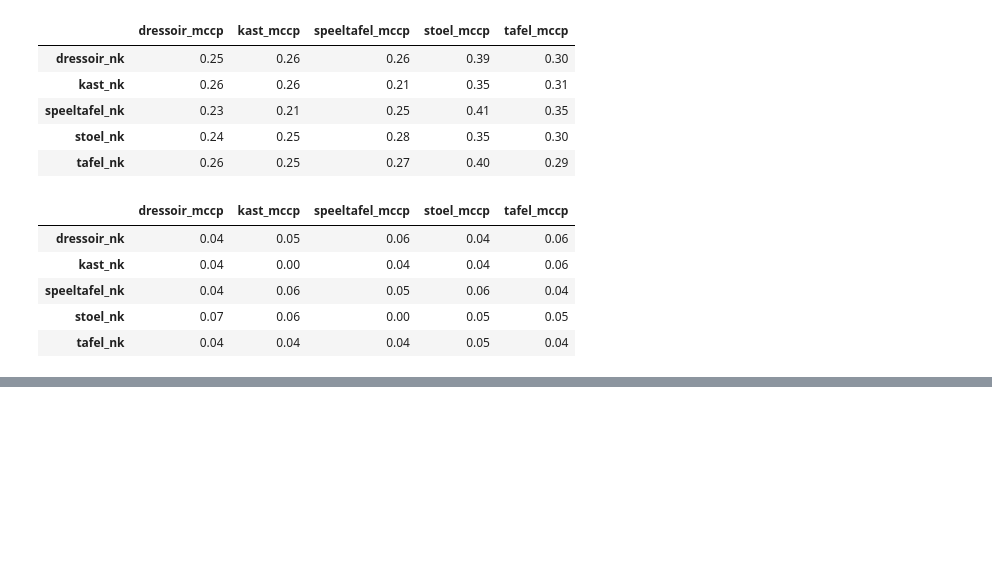
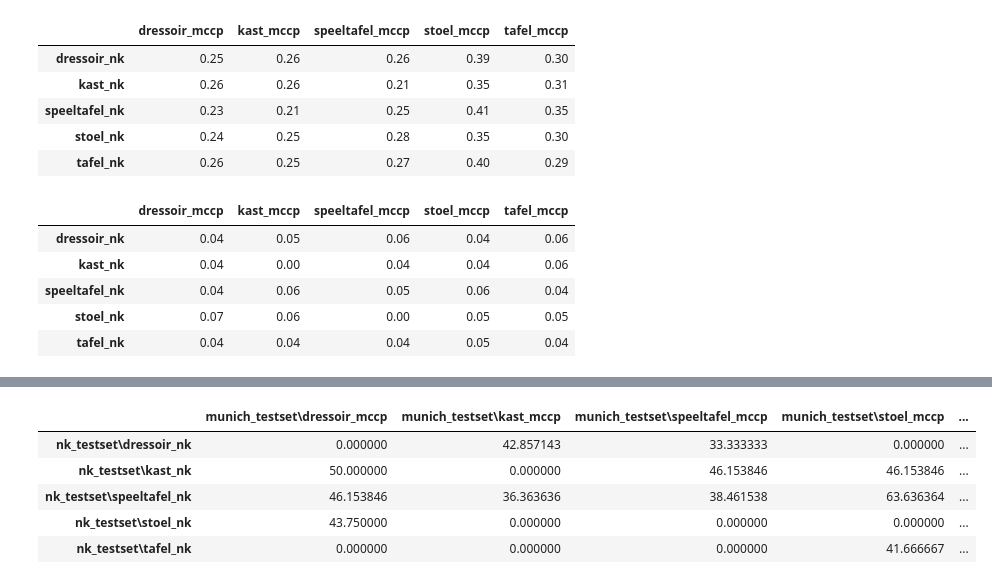
Before and after one commit to jacobjanwoord/Fearless-erfgoed, a Jupyter notebook: orb_playground.ipynb, the cells around one changed output, grey strips where cells are left out. Saved outputs shown, nothing was run; the diff lists cells and outputs as text; code cells hidden in the pictures; blank space fills up the shorter version.

```diff
--- a/orb_playground.ipynb
+++ b/orb_playground.ipynb
@@ -384,0 +469,95 @@ get_table(sims)
+# %%
+import cv2
+import numpy as np
+import os
+import pandas as pd
+
+def orb_similarity(img1, img2):
+    orb = cv2.ORB_create()
+    kp1, des1 = orb.detectAndCompute(img1, None)
+    kp2, des2 = orb.detectAndCompute(img2, None)
+
+    if des1 is None or des2 is None:
+        return 0.0
+
+    FLANN_INDEX_LSH = 6
+    index_params = dict(algorithm=FLANN_INDEX_LSH, table_number=6, key_size=12, multi_probe_level=1)
+    search_params = dict(checks=50)
+
+    flann = cv2.FlannBasedMatcher(index_params, search_params)
+    matches = flann.knnMatch(des1, des2, k=2)
+
+    good_matches = []
+    for match in matches:
+        if len(match) == 2:
+            m, n = match
+            if m.distance < 0.75 * n.distance:
+                good_matches.append(m)
+
+    if len(good_matches) < 10:
+        return 0.0
+
+    src_pts = np.float32([kp1[m.queryIdx].pt for m in good_matches]).reshape(-1, 2)
+    dst_pts = np.float32([kp2[m.trainIdx].pt for m in good_matches]).reshape(-1, 2)
+
+    H, mask = cv2.findHomography(src_pts, dst_pts, cv2.RANSAC, 5.0)
+    matches_mask = mask.ravel().tolist()
+
+    num_inliers = np.sum(matches_mask)
+    num_matches = len(good_matches)
+
+    similarity_percentage = (num_inliers / num_matches) * 100
+    return similarity_percentage
+
+def compute_similarities_testsets(munich_testset, nk_testset,
+                                  munich_path="munich_testset",
+                                  nk_path="nk_testset"):
+    """
+    Computes similarities between images from Munich and NK test sets using ORB features.
+    """
+    similarities = {}
+    for nk_img in nk_testset:
+        nk_img_path = os.path.join(nk_path, nk_img)
+        try:
+            nk_img = cv2.imread(nk_img_path, cv2.IMREAD_GRAYSCALE)
+            if nk_img is None:
+                raise ValueError(f"Image at {nk_img_path} could not be loaded.")
+        except ValueError as e:
+            print(e)
+            continue
+        for munich_img in munich_testset:
+            munich_img_path = os.path.join(munich_path, munich_img)
+            try:
+                munich_img = cv2.imread(munich_img_path, cv2.IMREAD_GRAYSCALE)
+                if munich_img is None:
+                    raise ValueError(f"Image at {munich_img_path} could not be loaded.")
+            except ValueError as e:
+                print(e)
+                continue
+            similarity = orb_similarity(nk_img, munich_img)
+            similarities[(nk_img_path, munich_img_path)] = similarity
+
+    return similarities
+
+# Example usage:
+nk_path = "nk_testset"
+munich_path = "munich_testset"
+
+if not os.path.exists(nk_path):
+    raise FileNotFoundError(f"The path {nk_path} does not exist.")
+if not os.path.exists(munich_path):
+    raise FileNotFoundError(f"The path {munich_path} does not exist.")
+
+nk_testset = os.listdir(nk_path)
+munich_testset = os.listdir(munich_path)
+
+sims = compute_similarities_testsets(munich_testset, nk_testset, munich_path, nk_path)
+# Assuming you have a function to visualize or save the results:
+get_table(sims)
+# %% [output]
+|  | munich_testset\dressoir_mccp | munich_testset\kast_mccp | munich_testset\speeltafel_mccp | munich_testset\stoel_mccp | ... |
+| nk_testset\dressoir_nk | 0.000000 | 42.857143 | 33.333333 | 0.000000 | ... |
+| nk_testset\kast_nk | 50.000000 | 0.000000 | 46.153846 | 46.153846 | ... |
+| nk_testset\speeltafel_nk | 46.153846 | 36.363636 | 38.461538 | 63.636364 | ... |
+| nk_testset\stoel_nk | 43.750000 | 0.000000 | 0.000000 | 0.000000 | ... |
+| nk_testset\tafel_nk | 0.000000 | 0.000000 | 0.000000 | 41.666667 | ... |
```
Also changed, not shown: parts of 1 cell of this notebook, 1 other file.
